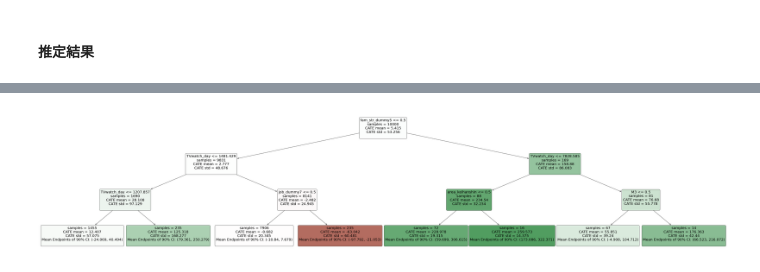
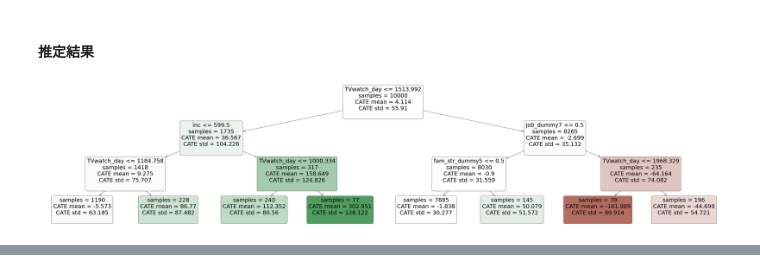
Before and after one commit to Itsuki-Hamano123/practice-casualeffect, a Jupyter notebook: econml/gamecount/cm_causality_X_DA.ipynb, the cells around one changed output, grey strips where cells are left out. Drawn from its saved outputs; the diff is of its cells as text; code cells hidden in the pictures.

```diff
--- a/econml/gamecount/cm_causality_X_DA.ipynb
+++ b/econml/gamecount/cm_causality_X_DA.ipynb
@@ -296,7 +296,7 @@ display(x_learner)
 # 因果推論モデルの学習
 x_learner.fit(Y=train_data[OUTCOME_COLUMN].values,
               T=train_data[TREATMENT_COLUMN].values,
-              X=train_data.drop(columns=[OUTCOME_COLUMN, TREATMENT_COLUMN]).values,
-              inference='bootstrap')
+              X=train_data.drop(columns=[OUTCOME_COLUMN, TREATMENT_COLUMN]).values)
+              #inference='bootstrap')
 # %% [output]
 <econml.metalearners.XLearner at 0x...>
@@ -329,10 +331,11 @@ print("傾向スコアモデルのテスト精度:{}".format(test_score))
 # %%
 %%time
 %matplotlib inline
 # CATEの算出結果を表示
-intrp = SingleTreeCateInterpreter(include_model_uncertainty=True, max_depth=3, min_samples_leaf=10)
+intrp = SingleTreeCateInterpreter(include_model_uncertainty=False, max_depth=3, min_samples_leaf=10)
 intrp.interpret(x_learner, data[COVARIATE_COLUMNS].values)
 plt.figure(figsize=(70, 15))
 intrp.plot(feature_names=COVARIATE_COLUMNS)
 plt.show()
 # %% [output]
+[figure, new version]
@@ -342 +343,0 @@ plt.show()
-[figure, old version]
```
Also changed, not shown: parts of 3 cells of this notebook.
